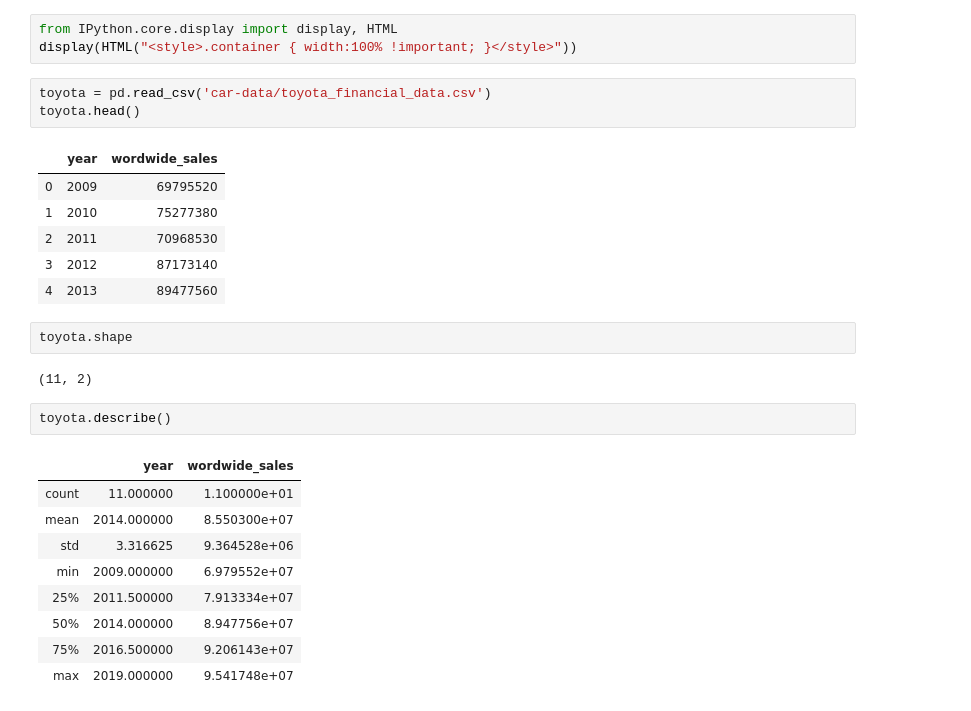
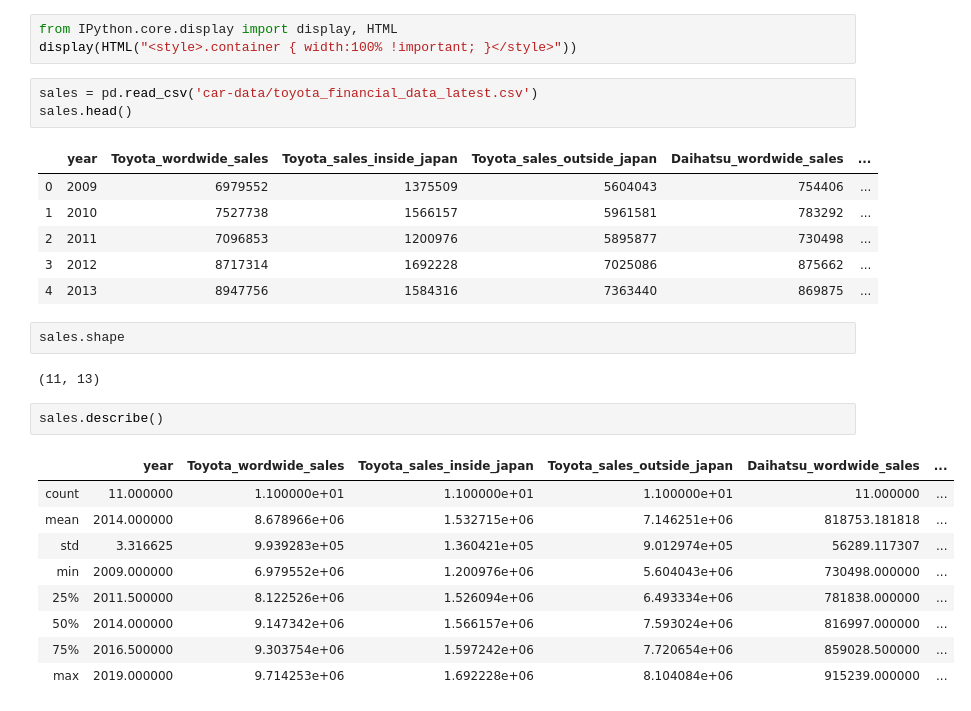
Before and after one commit to karl-johan-grahn/toyota-analysis, a Jupyter notebook: Toyota_car_price_data_analysis.ipynb, the cells around one changed output. Saved outputs shown, nothing was run; the diff lists cells and outputs as text.

Commit message:
Updated notebook with more analysis
Analysis for the Sales data for Toyota

```diff
--- a/Toyota_car_price_data_analysis.ipynb
+++ b/Toyota_car_price_data_analysis.ipynb
@@ -11,31 +11,31 @@ import seaborn as sns
 from IPython.core.display import display, HTML
 display(HTML("<style>.container { width:100% !important; }</style>"))
 # %%
-toyota = pd.read_csv('car-data/toyota_financial_data.csv')
-toyota.head()
+sales = pd.read_csv('car-data/toyota_financial_data_latest.csv')
+sales.head()
 # %% [output]
-|  | year | wordwide_sales |
-| 0 | 2009 | 69795520 |
-| 1 | 2010 | 75277380 |
-| 2 | 2011 | 70968530 |
-| 3 | 2012 | 87173140 |
-| 4 | 2013 | 89477560 |
+|  | year | Toyota_wordwide_sales | Toyota_sales_inside_japan | Toyota_sales_outside_japan | Daihatsu_wordwide_sales | ... |
+| 0 | 2009 | 6979552 | 1375509 | 5604043 | 754406 | ... |
+| 1 | 2010 | 7527738 | 1566157 | 5961581 | 783292 | ... |
+| 2 | 2011 | 7096853 | 1200976 | 5895877 | 730498 | ... |
+| 3 | 2012 | 8717314 | 1692228 | 7025086 | 875662 | ... |
+| 4 | 2013 | 8947756 | 1584316 | 7363440 | 869875 | ... |
 # %%
-toyota.shape
+sales.shape
 # %% [output]
-(11, 2)
+(11, 13)
 # %%
-toyota.describe()
+sales.describe()
 # %% [output]
-|  | year | wordwide_sales |
-| count | 11.000000 | 1.100000e+01 |
-| mean | 2014.000000 | 8.550300e+07 |
-| std | 3.316625 | 9.364528e+06 |
-| min | 2009.000000 | 6.979552e+07 |
-| 25% | 2011.500000 | 7.913334e+07 |
-| 50% | 2014.000000 | 8.947756e+07 |
-| 75% | 2016.500000 | 9.206143e+07 |
-| max | 2019.000000 | 9.541748e+07 |
+|  | year | Toyota_wordwide_sales | Toyota_sales_inside_japan | Toyota_sales_outside_japan | Daihatsu_wordwide_sales | ... |
+| count | 11.000000 | 1.100000e+01 | 1.100000e+01 | 1.100000e+01 | 11.000000 | ... |
+| mean | 2014.000000 | 8.678966e+06 | 1.532715e+06 | 7.146251e+06 | 818753.181818 | ... |
+| std | 3.316625 | 9.939283e+05 | 1.360421e+05 | 9.012974e+05 | 56289.117307 | ... |
+| min | 2009.000000 | 6.979552e+06 | 1.200976e+06 | 5.604043e+06 | 730498.000000 | ... |
+| 25% | 2011.500000 | 8.122526e+06 | 1.526094e+06 | 6.493334e+06 | 781838.000000 | ... |
+| 50% | 2014.000000 | 9.147342e+06 | 1.566157e+06 | 7.593024e+06 | 816997.000000 | ... |
+| 75% | 2016.500000 | 9.303754e+06 | 1.597242e+06 | 7.720654e+06 | 859028.500000 | ... |
+| max | 2019.000000 | 9.714253e+06 | 1.692228e+06 | 8.104084e+06 | 915239.000000 | ... |
 # %%
 toyota.info()
 # %% [output]
```
Also changed, not shown: parts of 7 cells of this notebook.
